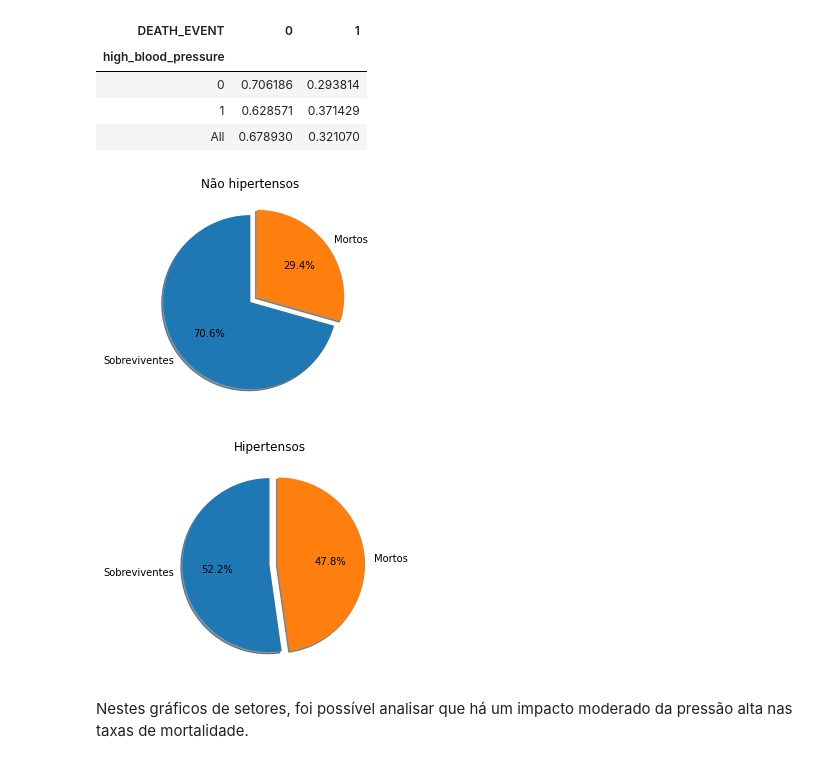
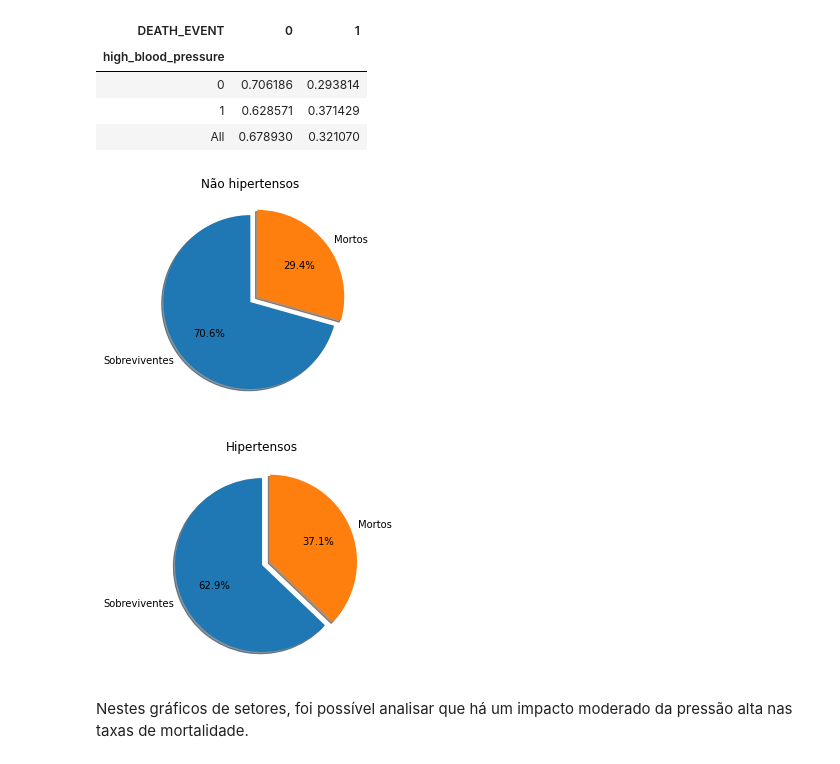
Before and after one commit to BrunoFNRodrigues/Projeto2Cidad, a Jupyter notebook: HeartFailure.ipynb, the cells around one changed output. Cells and saved outputs as stored; diff of their text form; code cells hidden in the pictures.

```diff
--- a/HeartFailure.ipynb
+++ b/HeartFailure.ipynb
@@ -352,25 +352,25 @@ pd.crosstab(dados.high_blood_pressure,dados.DEATH_EVENT, normalize='index', marg
 # %%
 labels = 'Sobreviventes', 'Mortos'
 sizes = [00.706186 ,00.293814]
 explode = (0, 0.1)
-#Gráfico não diabeticos
+#Gráfico não hipertensos
 fig1, ax1 = plt.subplots()
 ax1.pie(sizes, explode=explode, labels=labels, autopct='%1.1f%%',
         shadow=True, startangle=90)
 ax1.set(aspect="equal", title='Não hipertensos')
 plt.show()
 
-#Fumantes
-sizes = [0.687500, 0.628571]
+#Gráfico dos hipertensos
+sizes = [0.628571, 0.371429]
 explode= (0, 0.1)
 fig1, ax1 = plt.subplots()
 ax1.pie(sizes, explode=explode, labels=labels, autopct='%1.1f%%',
         shadow=True, startangle=90)
 ax1.set(aspect="equal", title='Hipertensos')
 plt.show()
 # %% [output]
 [figure]
-[figure, old version]
+[figure, new version]
 # %% [markdown]
 Nestes gráficos de setores, foi possível analisar que há um impacto moderado da pressão alta nas taxas de mortalidade.
 # %% [markdown]
```
Also changed, not shown: parts of 4 cells of this notebook.
